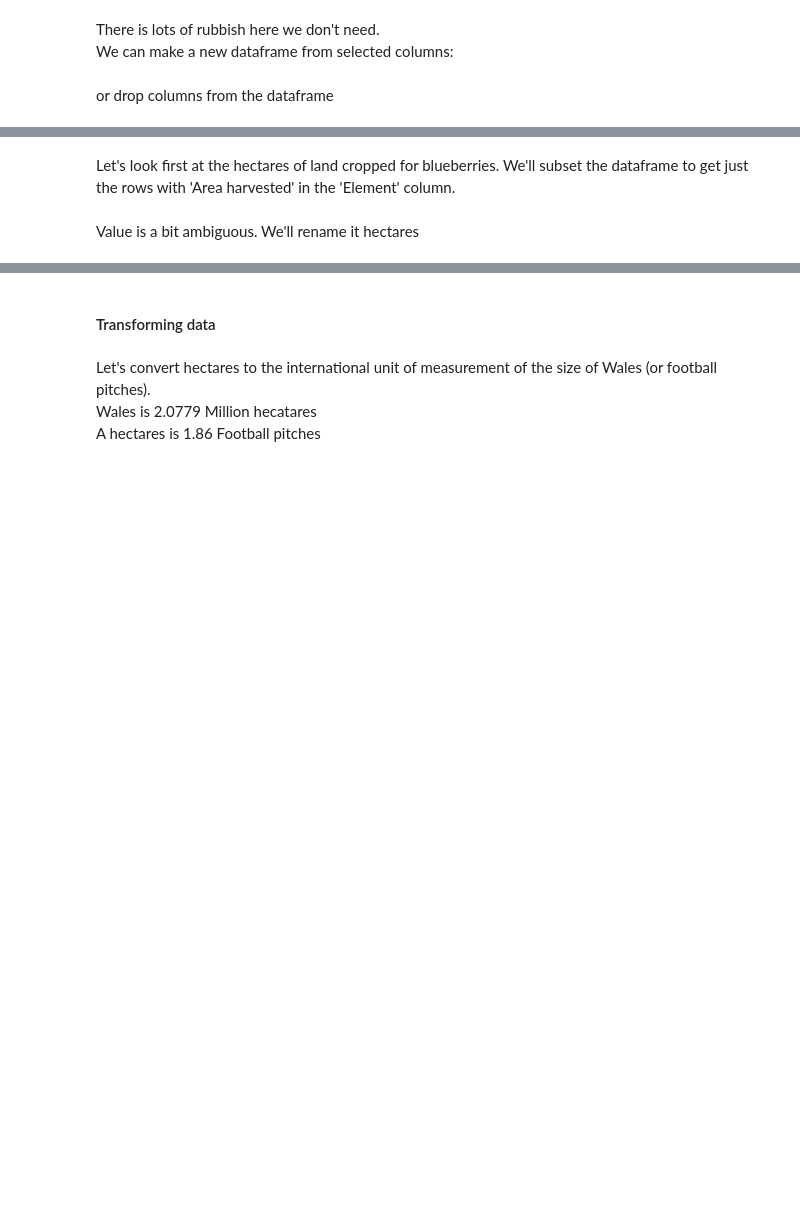
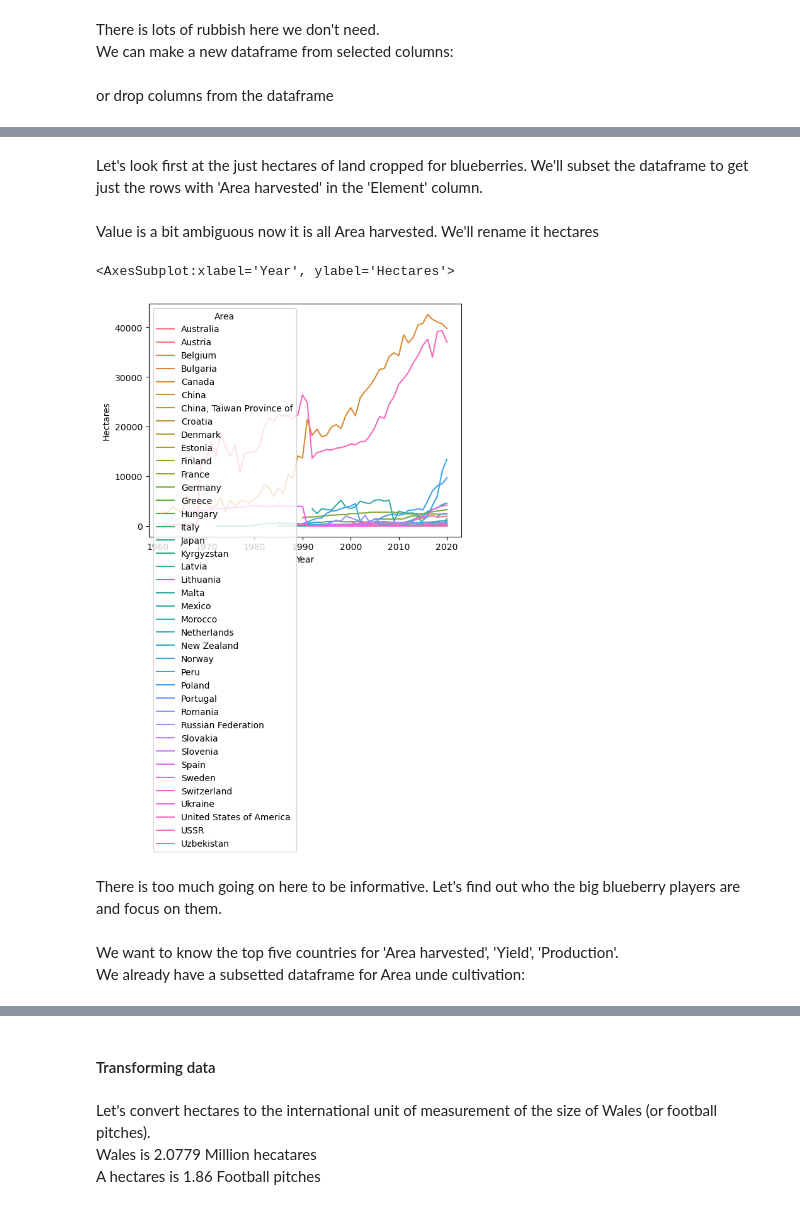
Before and after one commit to nicksavill/DEB_development, a Jupyter notebook: Week2/Class_4.ipynb, the cells around one changed output, grey strips where cells are left out. Saved outputs shown, nothing was run; the diff lists cells and outputs as text; code cells hidden in the pictures; blank space fills up the shorter version.

```diff
--- a/Week2/Class_4.ipynb
+++ b/Week2/Class_4.ipynb
@@ -65,8 +67,18 @@ bb.head(3)
 # %% [markdown]
-Let's look first at the hectares of land cropped for blueberries.  We'll subset the dataframe to get just the rows with 'Area harvested' in the 'Element' column.
+Let's look first at the just hectares of land cropped for blueberries.  We'll subset the dataframe to get just the rows with 'Area harvested' in the 'Element' column.
 # %%
 bb_land = bb[bb["Element"]=='Area harvested']
 # %% [markdown]
-Value is a bit ambiguous.   We'll rename it hectares
+Value is a bit ambiguous now it is all Area harvested.   We'll rename it hectares
 # %%
 bb_land = bb_land.rename(columns = {'Value':'Hectares'}, errors="raise")
+# %%
+sns.lineplot(data=bb_land, x="Year", y="Hectares", hue="Area")
+# %% [output]
+<AxesSubplot:xlabel='Year', ylabel='Hectares'>
+[figure, added]
+# %% [markdown]
+There is too much going on here to be informative.  Let's find out who the big blueberry players are and focus on them.
+# %% [markdown]
+We want to know the top five countries for 'Area harvested', 'Yield', 'Production'.
+We already have a subsetted dataframe for Area unde cultivation:
```
Also changed, not shown: parts of 72 cells of this notebook, 21 other files.
